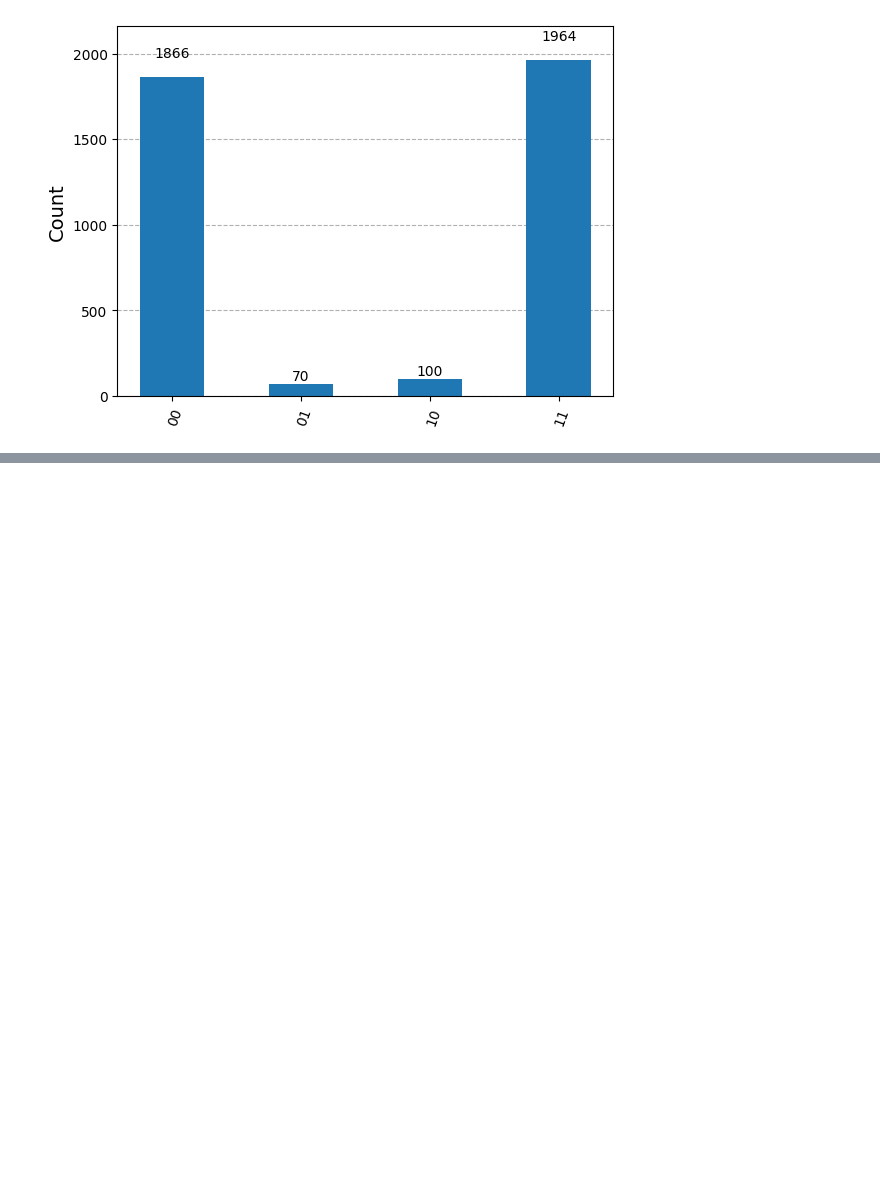
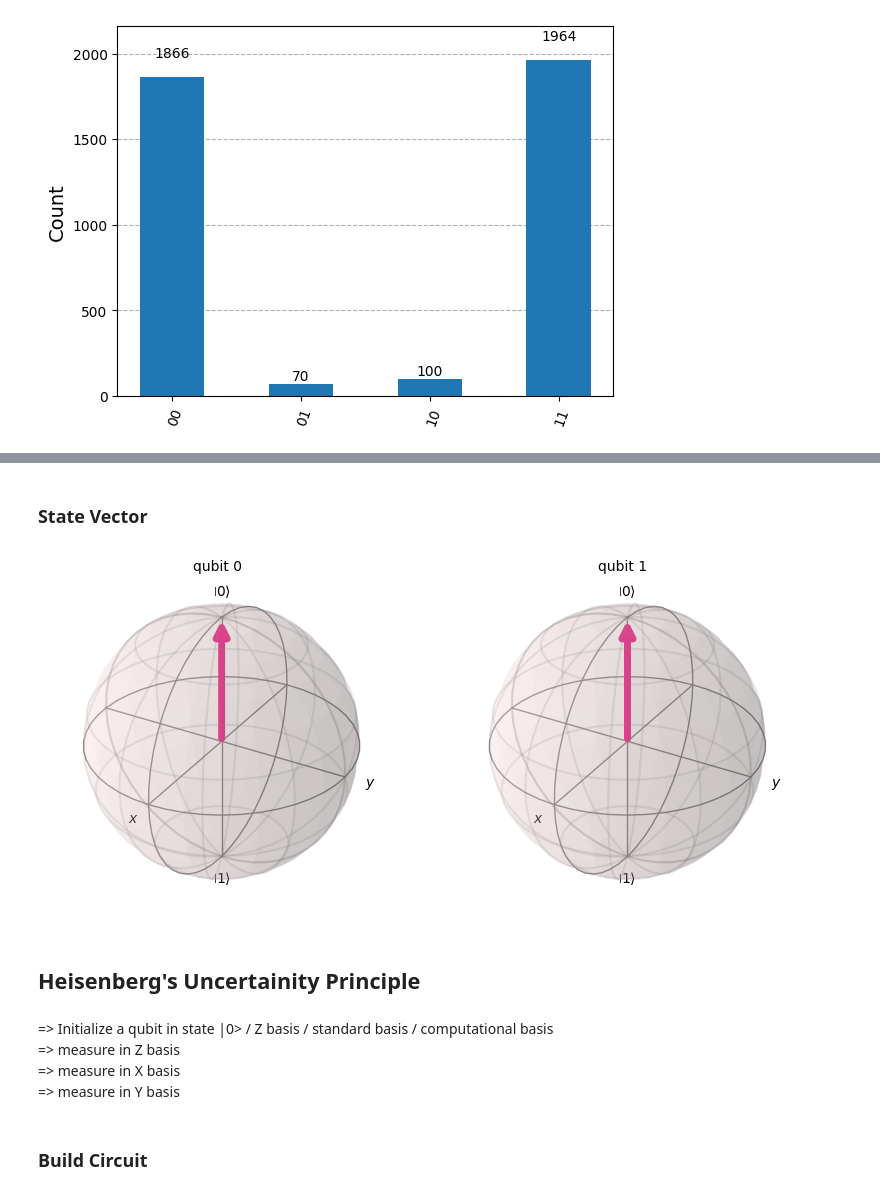
Before and after one commit to LTJ508/Quantum_Computing, a Jupyter notebook: Qiskit Practice/Qiskit_Practice_Lecture_12.ipynb, the cells around one changed output, grey strips where cells are left out. Drawn from its saved outputs; the diff is of its cells as text; code cells hidden in the pictures; blank space fills up the shorter version.

```diff
--- a/Qiskit Practice/Qiskit_Practice_Lecture_12.ipynb
+++ b/Qiskit Practice/Qiskit_Practice_Lecture_12.ipynb
@@ -133,0 +175,19 @@ plot_histogram(counts)
+# %% [markdown]
+### State Vector
+# %%
+# get statevector
+final_state = result.get_statevector()
+
+# plot statevector
+plot_bloch_multivector(final_state)
+# %% [output]
+[figure, added]
+# %% [markdown]
+## Heisenberg's Uncertainity Principle
+# %% [markdown]
+=> Initialize a qubit in state |0> / Z basis / standard basis / computational basis\
+=> measure in Z basis\
+=> measure in X basis\
+=> measure in Y basis
+# %% [markdown]
+### Build Circuit
```
Also changed, not shown: parts of 9 cells of this notebook.
